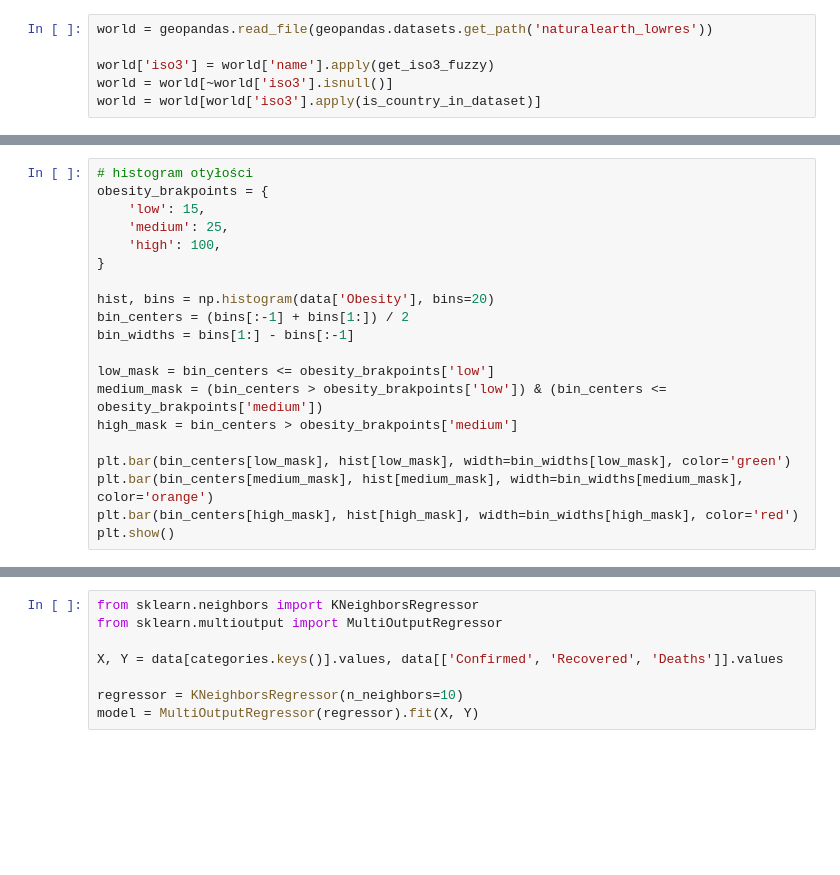
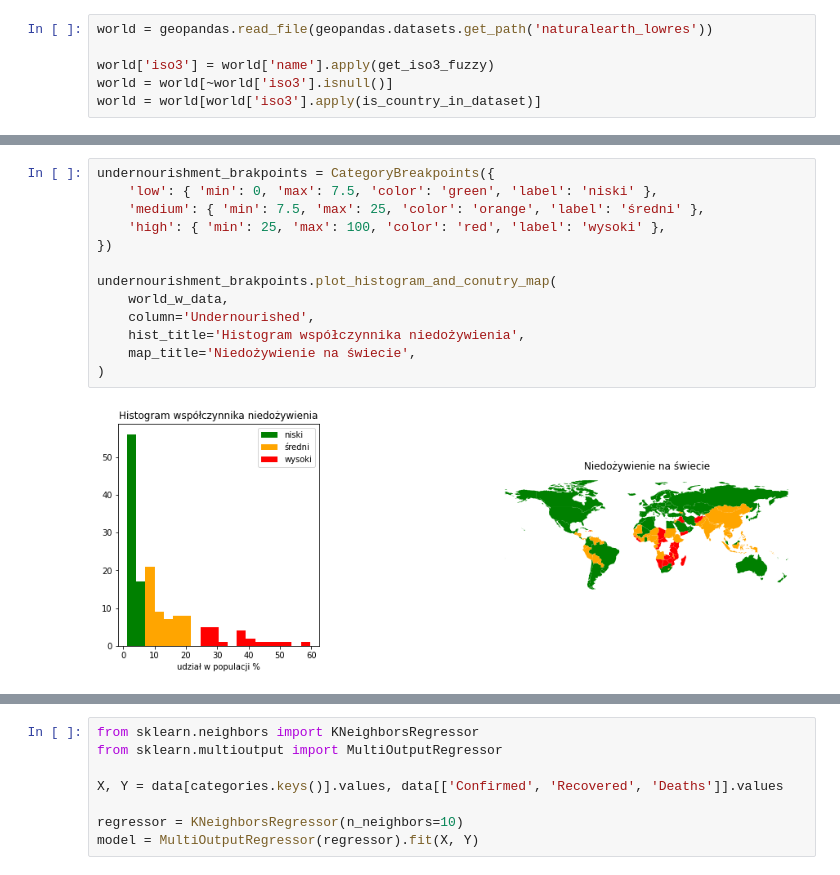
Before and after one commit to GrzegorzKazana/covid-diet-analysis, a Jupyter notebook: covid-project.ipynb, the cells around one changed output, grey strips where cells are left out. Saved outputs shown, nothing was run; the diff lists cells and outputs as text; blank space fills up the shorter version.

```diff
--- a/covid-project.ipynb
+++ b/covid-project.ipynb
@@ -199,20 +220,0 @@ plt.show()
-# %%
-# histogram otyłości
-obesity_brakpoints = {
-    'low': 15,
-    'medium': 25,
-    'high': 100,
-}
-
-hist, bins = np.histogram(data['Obesity'], bins=20)
-bin_centers = (bins[:-1] + bins[1:]) / 2
-bin_widths = bins[1:] - bins[:-1]
-
-low_mask = bin_centers <= obesity_brakpoints['low']
-medium_mask = (bin_centers > obesity_brakpoints['low']) & (bin_centers <= obesity_brakpoints['medium'])
-high_mask = bin_centers > obesity_brakpoints['medium']
-
-plt.bar(bin_centers[low_mask], hist[low_mask], width=bin_widths[low_mask], color='green')
-plt.bar(bin_centers[medium_mask], hist[medium_mask], width=bin_widths[medium_mask], color='orange')
-plt.bar(bin_centers[high_mask], hist[high_mask], width=bin_widths[high_mask], color='red')
-plt.show()
@@ -220,0 +294,15 @@ plt.show()
+# %%
+undernourishment_brakpoints = CategoryBreakpoints({
+    'low': { 'min': 0, 'max': 7.5, 'color': 'green', 'label': 'niski' },
+    'medium': { 'min': 7.5, 'max': 25, 'color': 'orange', 'label': 'średni' },
+    'high': { 'min': 25, 'max': 100, 'color': 'red', 'label': 'wysoki' },
+})
+
+undernourishment_brakpoints.plot_histogram_and_conutry_map(
+    world_w_data,
+    column='Undernourished',
+    hist_title='Histogram współczynnika niedożywienia',
+    map_title='Niedożywienie na świecie',
+)
+# %% [output]
+[figure, added]
```
Also changed, not shown: parts of 40 cells of this notebook.
